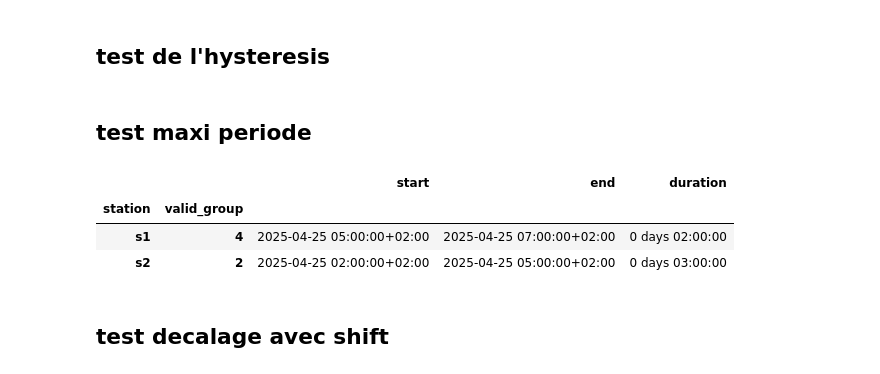
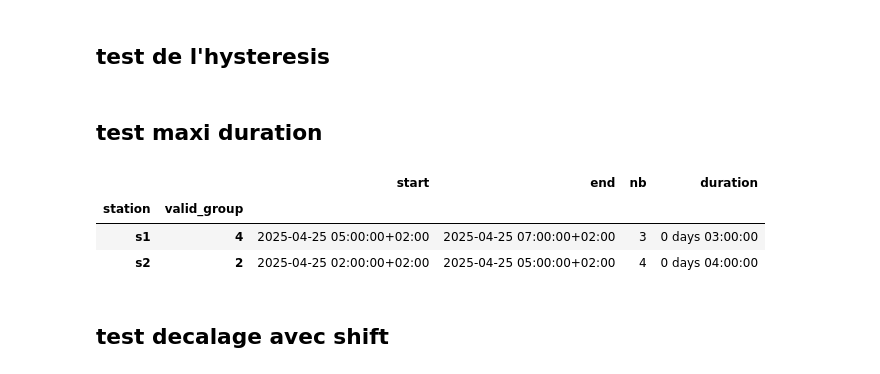
Before and after one commit to loco-labs/qualicharge-rtet, a Jupyter notebook: saturation/source/tests_saturation.ipynb, the cells around one changed output. Drawn from its saved outputs; the diff is of its cells as text; code cells hidden in the pictures.

Commit message:
maxi_duration et hourly_maximum

```diff
--- a/saturation/source/tests_saturation.ipynb
+++ b/saturation/source/tests_saturation.ipynb
@@ -342,25 +271,25 @@ res = hysteresis(serie, 6, 9)
 assert res[6:10].all() == True
 assert res[:5].all() == False
 # %% [markdown]
-## test maxi periode
+## test maxi duration
 # %%
 timestamp = pd.Timestamp('2025-04-25T00:00:00+02:00')
 periodes = [1, 2, 3, 4, 5, 6, 7, 8, 9] * 2
 
 df = pd.DataFrame({'occupe': [False, True, True, False, True, True, True, False, True,
                               False, True, True, True, True, False, True, False, True],
                    'station': ['s1'] * 9 + ['s2'] * 9,
                    'periode': [timestamp + pd.Timedelta(hours=per) for per in periodes]})
 
-pu_duration = maxi_period(df, 'station', 'periode', 'occupe')
-assert pu_duration['duration'].iloc[0] == datetime.timedelta(hours=2)
-assert pu_duration['duration'].iloc[1] == datetime.timedelta(hours=3)
+pu_duration = maxi_duration(df, 'station', 'periode', 'occupe')
+assert pu_duration['duration'].iloc[0] == datetime.timedelta(hours=3)
+assert pu_duration['duration'].iloc[1] == datetime.timedelta(hours=4)
 pu_duration
 # %% [output]
-|  |  | start | end | duration |
-| station | valid_group |  |  |  |
-| s1 | 4 | 2025-04-25 05:00:00+02:00 | 2025-04-25 07:00:00+02:00 | 0 days 02:00:00 |
-| s2 | 2 | 2025-04-25 02:00:00+02:00 | 2025-04-25 05:00:00+02:00 | 0 days 03:00:00 |
+|  |  | start | end | nb | duration |
+| station | valid_group |  |  |  |  |
+| s1 | 4 | 2025-04-25 05:00:00+02:00 | 2025-04-25 07:00:00+02:00 | 3 | 0 days 03:00:00 |
+| s2 | 2 | 2025-04-25 02:00:00+02:00 | 2025-04-25 05:00:00+02:00 | 4 | 0 days 04:00:00 |
 # %% [markdown]
 ## test decalage avec shift
 # %%
```
Also changed, not shown: parts of 11 cells of this notebook, 1 other file.
